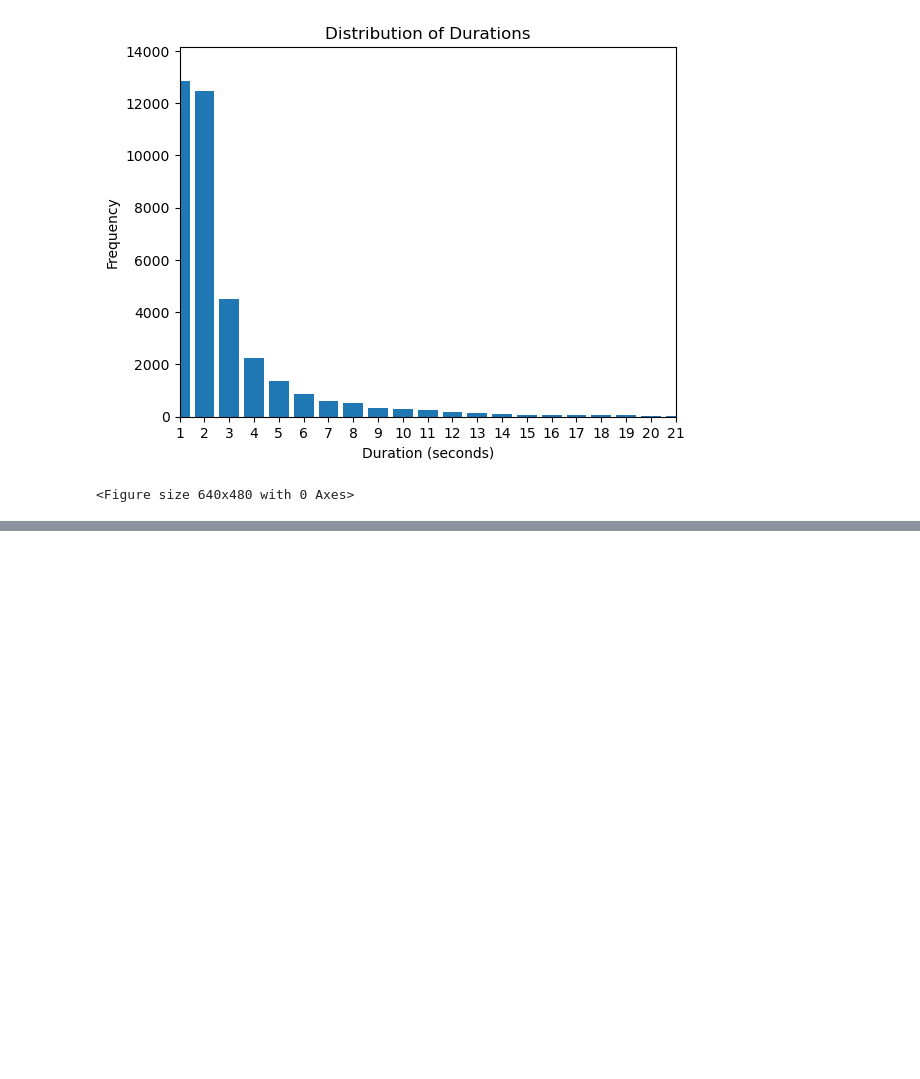
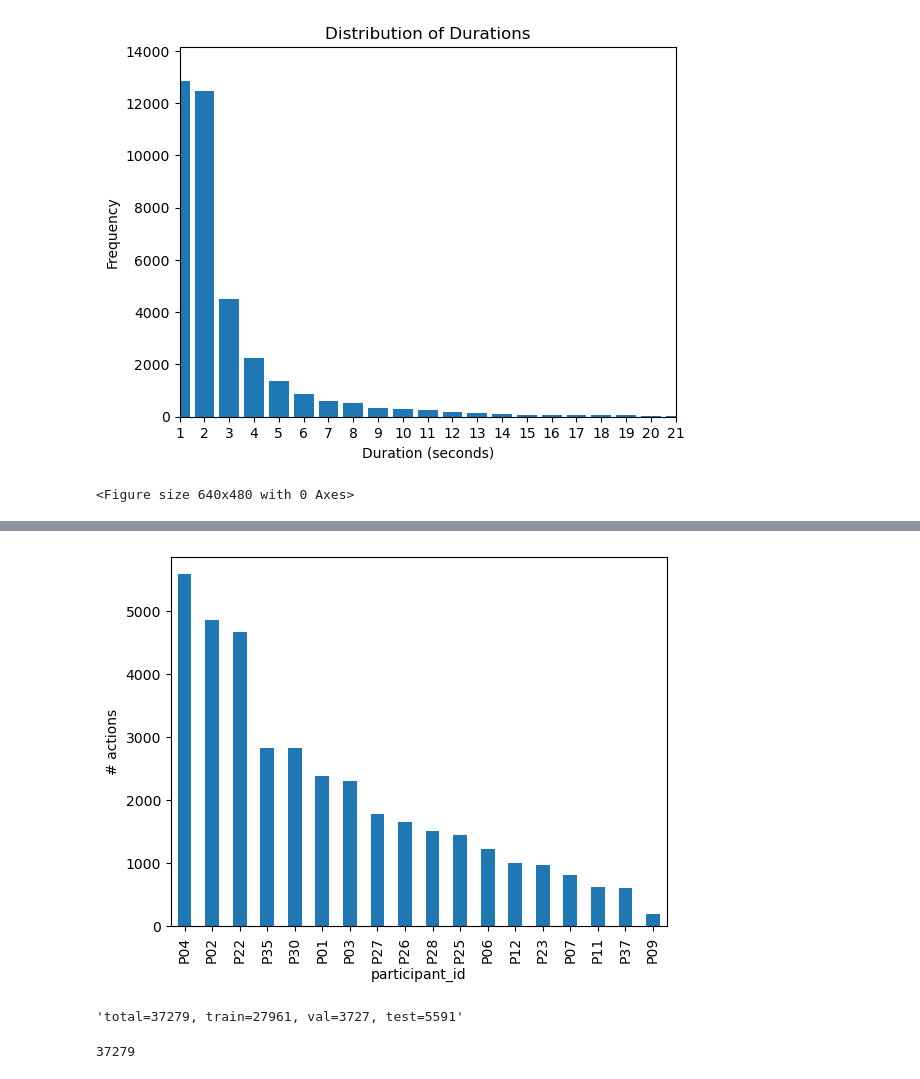
Before and after one commit to amir-goudarzi/IMU_testing, a Jupyter notebook: notebooks/investigate_dataset.ipynb, the cells around one changed output, grey strips where cells are left out. Drawn from its saved outputs; the diff is of its cells as text; code cells hidden in the pictures; blank space fills up the shorter version.

```diff
--- a/notebooks/investigate_dataset.ipynb
+++ b/notebooks/investigate_dataset.ipynb
@@ -257,0 +277,13 @@ plt.savefig(os.path.join(img_dir, 'duration_distribution_bar.svg'))
+# %%
+root_dir = os.path.join('/data', 'EPIC-KITCHENS')
+annotations_dir = os.path.join('..', 'data', 'annotations')
+train = True
+filename_train = 'EPIC_100_train_clean.pkl'
+# %%
+dataset = EpicDataset(
+    src_dir=root_dir,
+    annotations=annotations_dir,
+    filename=filename_train,
+)
+
+annotations = dataset.annotations
@@ -257,0 +297,3 @@ plt.savefig(os.path.join(img_dir, 'duration_distribution_bar.svg'))
+# %%
+actions_count_per_pid = annotations['participant_id'].value_counts()
+actions_count_per_pid
@@ -257,0 +321,16 @@ plt.savefig(os.path.join(img_dir, 'duration_distribution_bar.svg'))
+# %%
+actions_count_per_pid.plot(kind='bar', ylabel='# actions').get_figure().savefig(os.path.join(img_dir, 'num_actions_per_pid.svg'))
+# %% [output]
+[figure, added]
+# %%
+total = len(annotations)
+val = int(total * 0.1)
+test = int(total * 0.15)
+train = total - (val + test)
+f'{total=}, {train=}, {val=}, {test=}'
+# %% [output]
+'total=37279, train=27961, val=3727, test=5591'
+# %%
+train + val + test
+# %% [output]
+37279
```
Also changed, not shown: parts of 15 cells of this notebook, 25 other files.
